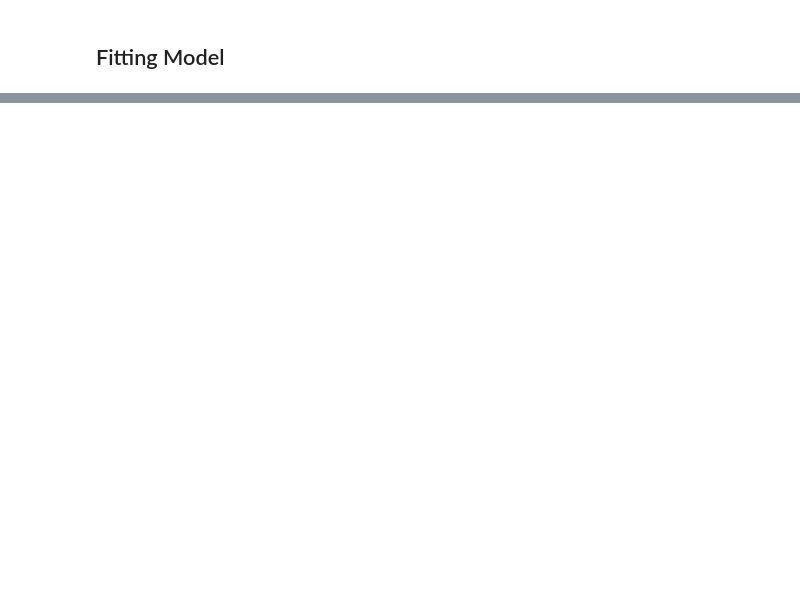
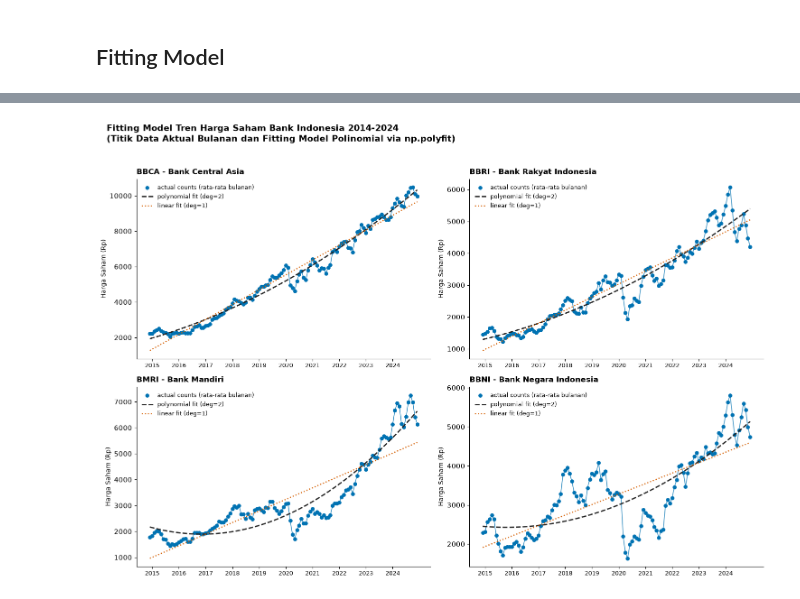
Before and after one commit to aprilianza/Midterm_DataVisualization, a Jupyter notebook: kerja/D_tren.ipynb, the cells around one changed output, grey strips where cells are left out. Cells and saved outputs as stored; diff of their text form; code cells hidden in the pictures; blank space fills up the shorter version.

```diff
--- a/kerja/D_tren.ipynb
+++ b/kerja/D_tren.ipynb
@@ -85,0 +215,57 @@ print('Hari libur dibuang  :', len(HARI_DIBUANG))
+# %%
+# Resample harga saham ke rata-rata bulanan untuk visualisasi titik bersih
+d_bulanan = adj_wide.resample('ME').mean()
+
+# Konversi waktu ke ordinal numerik (bulan ke-n sejak awal observasi)
+d_bulan_num = np.arange(len(d_bulanan))
+d_x_halus = np.linspace(d_bulan_num[0], d_bulan_num[-1], 300)
+
+# Fitting polinomial linear (deg=1) dan kuadratik (deg=2) per bank
+d_koef_lin = {}
+d_koef_kua = {}
+for ticker in TICKERS:
+    y = d_bulanan[ticker].values
+    d_koef_lin[ticker] = np.polyfit(d_bulan_num, y, 1)
+    d_koef_kua[ticker] = np.polyfit(d_bulan_num, y, 2)
+
+D_C_ACTUAL = '#0072B2'   # biru Okabe-Ito untuk titik dan garis data aktual
+D_C_QUAD   = '#222222'   # hitam arang untuk kurva fit kuadratik
+D_C_LIN    = '#D55E00'   # oranye vermilion untuk garis fit linear
+
+# Visualisasi
+fig, axes = plt.subplots(2, 2, figsize=(15, 10), sharex=False)
+axes = axes.flatten()
+
+for idx, ticker in enumerate(TICKERS):
+    ax = axes[idx]
+    y = d_bulanan[ticker].values
+    ax.plot(d_bulan_num, y, color=D_C_ACTUAL, linewidth=1.2, alpha=0.75, zorder=2)
+    ax.scatter(d_bulan_num, y, color=D_C_ACTUAL, s=28, zorder=3,
+               label='actual counts (rata-rata bulanan)')
+    d_tren_kua = np.polyval(d_koef_kua[ticker], d_x_halus)
+    ax.plot(d_x_halus, d_tren_kua, color=D_C_QUAD, linewidth=2.0, linestyle='--',
+            label='polynomial fit (deg=2)', zorder=4)
+    d_tren_lin = np.polyval(d_koef_lin[ticker], d_x_halus)
+    ax.plot(d_x_halus, d_tren_lin, color=D_C_LIN, linewidth=1.8, linestyle=':',
+            label='linear fit (deg=1)', zorder=4)
+    tik_posisi = [i for i, d in enumerate(d_bulanan.index) if d.month == 1]
+    tik_label = [d_bulanan.index[i].year for i in tik_posisi]
+    ax.set_xticks(tik_posisi)
+    ax.set_xticklabels(tik_label, fontsize=9)
+
+    ax.set_title(f'{ticker} - {NAMA_BANK[ticker]}', fontsize=12, fontweight='bold', pad=8)
+    ax.set_ylabel('Harga Saham (Rp)', fontsize=10)
+    ax.spines['top'].set_visible(False)
+    ax.spines['right'].set_visible(False)
+    ax.grid(False)
+    ax.legend(loc='upper left', fontsize=9, frameon=False)
+fig.suptitle(
+    'Fitting Model Tren Harga Saham Bank Indonesia 2014-2024\n'
+    '(Titik Data Aktual Bulanan dan Fitting Model Polinomial via np.polyfit)',
+    fontsize=14, fontweight='bold', x=0.02, ha='left', y=1.02
+)
+fig.tight_layout()
+simpan_fig(fig, '06_fitting_model')
+plt.show()
+# %% [output]
+[figure, added]
```
Also changed, not shown: parts of 11 cells of this notebook, 5 other files.
